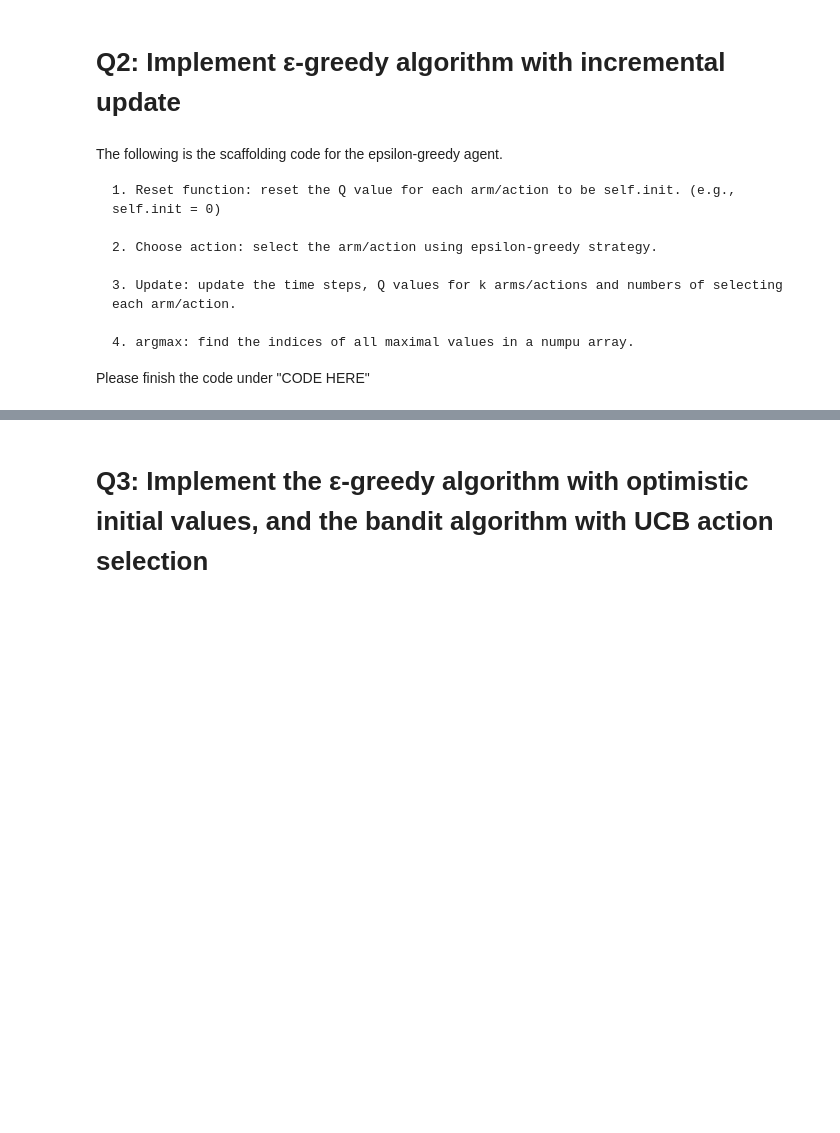
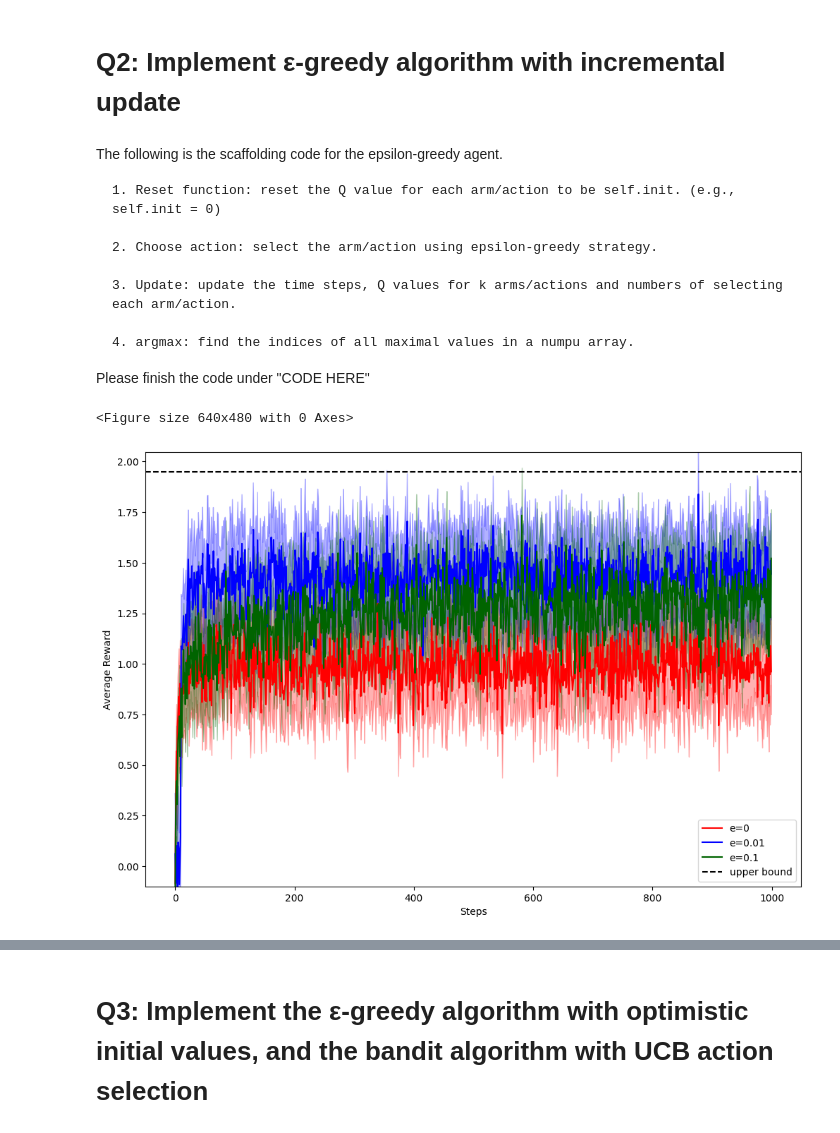
Before and after one commit to dbcometto/cs5180rl, a Jupyter notebook: homework/ex1_26spring.ipynb, the cells around one changed output, grey strips where cells are left out. Drawn from its saved outputs; the diff is of its cells as text; code cells hidden in the pictures; blank space fills up the shorter version.

```diff
--- a/homework/ex1_26spring.ipynb
+++ b/homework/ex1_26spring.ipynb
@@ -166,6 +192,8 @@ class EpsilonGreedyAgent(object):
         # Current total number of steps
         self.t = None
 
+        self.actiontypes = ["exploit","explore"]
+
     def reset(self) -> None:
         """Initialize or reset Q-values and counts
 
@@ -185,6 +213,13 @@ class EpsilonGreedyAgent(object):
         # CODE HERE: please implement the epsilon-greedy strategy to select the action
         # return int
 
+        actiontype = np.random.choice(self.actiontypes,p=[1-self.epsilon, self.epsilon])
+        if actiontype == "exploit":
+            return self.argmax(self.Q)
+        else:
+            return np.random.randint(self.k)
+
+
     def update(self, action: int, reward: float) -> None:
         """Update Q-values and N after observing reward.
 
@@ -197,9 +232,11 @@ class EpsilonGreedyAgent(object):
 
         # CODE HERE: implement the incremental update
         # update the self.N
+        self.N[action] += 1
 
         # CODE HERE: update self.Q with the incremental update
         # Note: please use the sample-average technique in equation 2.1
+        self.Q[action] += 1/self.N[action]*(reward-self.Q[action])
 
 
     @staticmethod
@@ -214,6 +251,9 @@ class EpsilonGreedyAgent(object):
         """
         #CODE HERE: implement argmax_a Q(a) for the greedy action selection, breaking ties randomly.
         # return int
+
+        max_indices = np.where(arr>=np.max(arr))
+        return np.random.choice(max_indices[0])
 # %%
 """ Here is the function to run the epsilon greedy agent. Please complete the missing part under "CODE HERE"
 """
@@ -250,24 +290,30 @@ def run_epsilon_greedy_agent(run_num, time_step, epsilon=0.0, init=0.0):
 
 
     # loop for trails starts
-    for r in tqdm.tqdm(range(run_num), desc="run number", position=0):
+    for r in tqdm(range(run_num), desc="run number", position=0):
 
         # CODE HERE: reset the environment to create a new 10-armed bandit problem.
+        env.reset()
 
         # CODE HERE: reset the agent
+        agent.reset()
 
         # CODE HERE: compute the upper bound for each running trial and update upper_bound[r]
+        upper_bound[r] = env.q_star.max()
 
         # loop for each trail a fixed number of steps
-        for t in tqdm.tqdm(range(time_step), desc="time step", position=1, leave=False):
+        for t in tqdm(range(time_step), desc="time step", position=1, leave=False):
 
             # CODE HERE: get the best action to execute at step t
             # act = int
+            act = agent.choose_action()
 
             # CODE HERE: interact with the environment to receive rewards
             # reward = float
+            reward = env.step(act)
 
             # Code HERE: update the agent based on the observed reward
+            agent.update(act,reward)
 
             """DO NOT CHANGE BELOW"""
             # save the reward
@@ -294,5 +340,10 @@ time_step = 1000
 
 # CODE HERE:
 # 1. run the epsilon-greedy agent experiment for initial value = 0.0, epsilon = 0.0
+rewards1, actions1, ub1 = run_epsilon_greedy_agent(run_num, time_step, epsilon=0.0, init=0.0)
+
 # 2. run the epsilon-greedy agent experiment for initial value = 0.0, epsilon = 0.01
+rewards2, actions2, ub2 = run_epsilon_greedy_agent(run_num, time_step, epsilon=0.01, init=0.0)
+
 # 3. run the epsilon-greedy agent experiment for initial value = 0.0, epsilon = 0.1
+rewards3, actions3, ub3 = run_epsilon_greedy_agent(run_num, time_step, epsilon=0.1, init=0.0)
@@ -312,0 +350,10 @@ plot_curves([action_array_for_first_method],
+# %%
+# Plot the "Average reward" figure
+plot_curves([rewards1,rewards2,rewards3],
+            ["e=0","e=0.01","e=0.1"],
+            ["red","blue","darkgreen"],
+            np.max([ub1,ub2,ub3],axis=0),
+            "Average Reward")
+# %% [output]
+<Figure size 640x480 with 0 Axes>
+[figure, added]
```
Also changed, not shown: parts of 20 cells of this notebook.
